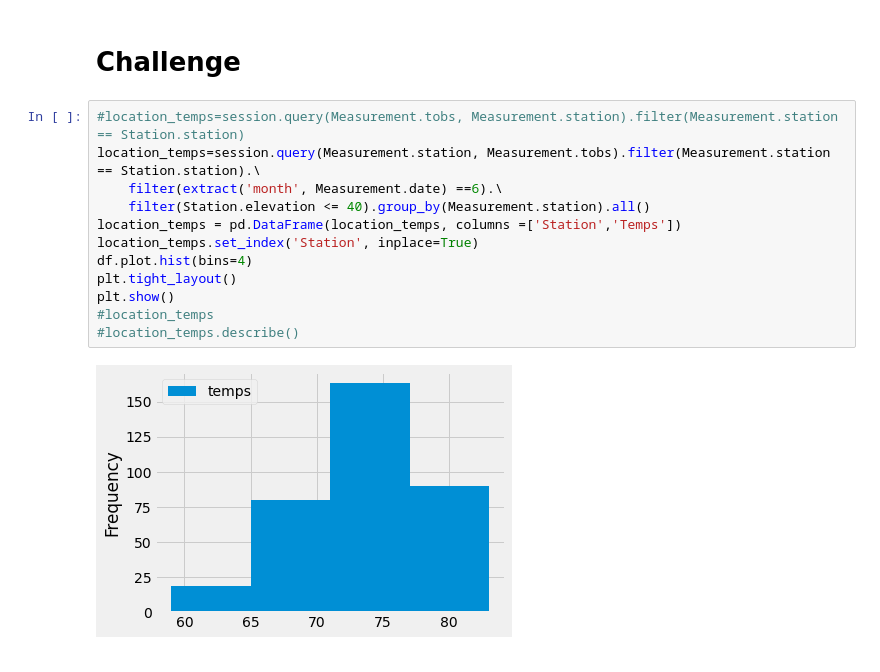
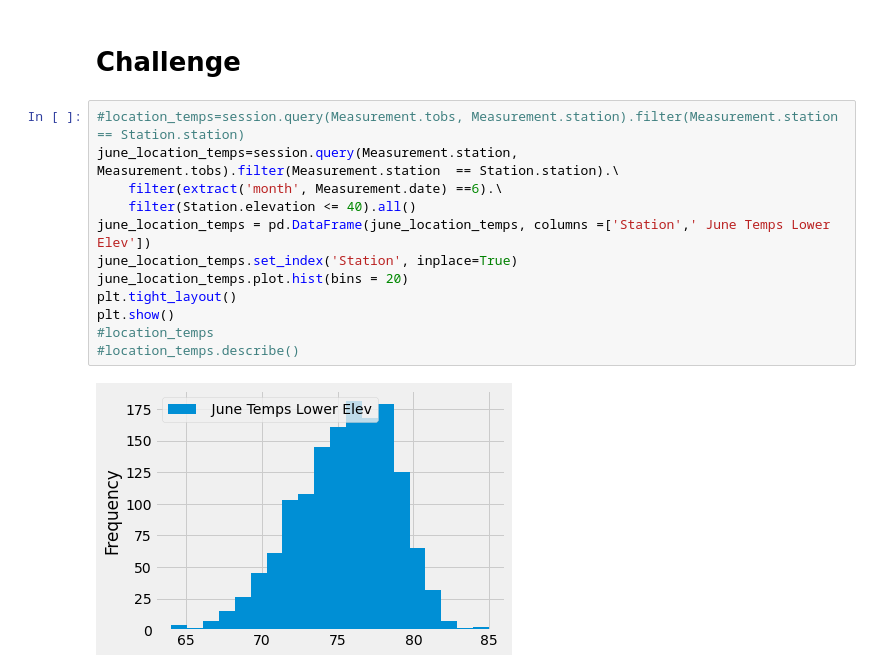
Before and after one commit to Cthompsonlbi/Surfs-Up, a Jupyter notebook: climate_analysis.ipynb, the cells around one changed output. Saved outputs shown, nothing was run; the diff lists cells and outputs as text.

Commit message:
Pushing Second set of plots

```diff
--- a/climate_analysis.ipynb
+++ b/climate_analysis.ipynb
@@ -122,15 +122,15 @@ plt.tight_layout()
 # Challenge
 # %%
 #location_temps=session.query(Measurement.tobs, Measurement.station).filter(Measurement.station  == Station.station)
-location_temps=session.query(Measurement.station, Measurement.tobs).filter(Measurement.station  == Station.station).\
+june_location_temps=session.query(Measurement.station, Measurement.tobs).filter(Measurement.station  == Station.station).\
     filter(extract('month', Measurement.date) ==6).\
-    filter(Station.elevation <= 40).group_by(Measurement.station).all()
-location_temps = pd.DataFrame(location_temps, columns =['Station','Temps'])
-location_temps.set_index('Station', inplace=True)
-df.plot.hist(bins=4)
+    filter(Station.elevation <= 40).all()
+june_location_temps = pd.DataFrame(june_location_temps, columns =['Station',' June Temps Lower Elev'])
+june_location_temps.set_index('Station', inplace=True)
+june_location_temps.plot.hist(bins = 20)
 plt.tight_layout()
 plt.show()
 #location_temps
 #location_temps.describe()
 # %% [output]
-[figure, old version]
+[figure, new version]
```
Also changed, not shown: parts of 7 cells of this notebook, 1 other file.
